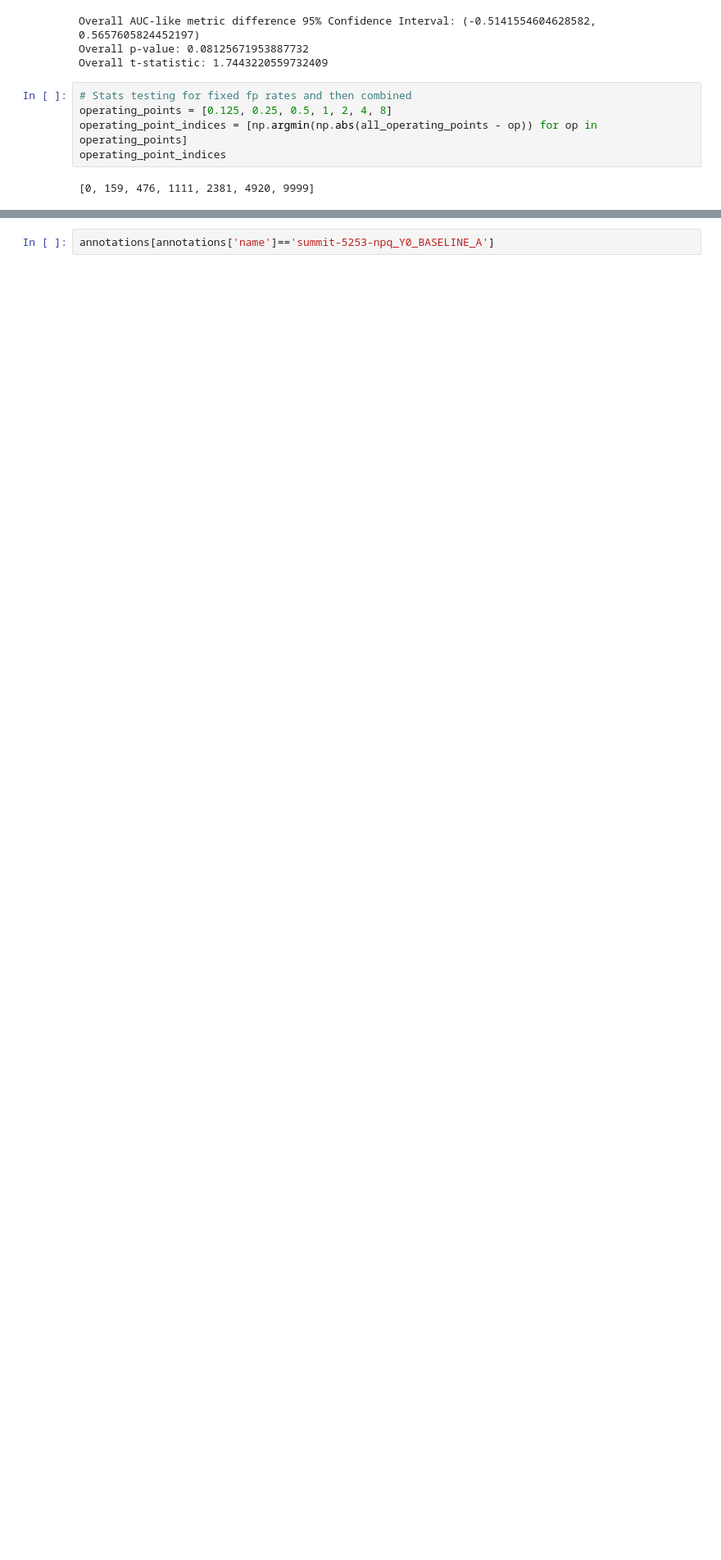
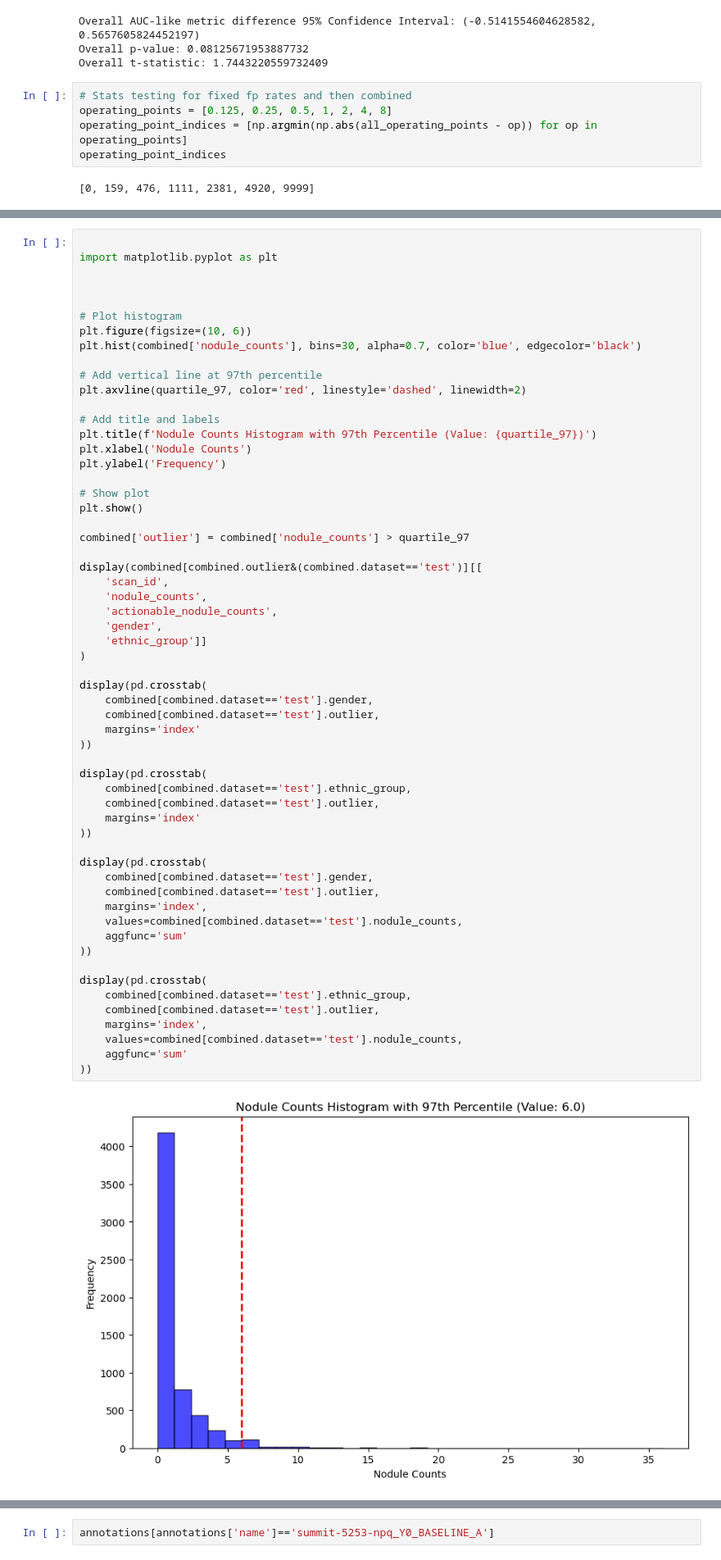
Before and after one commit to johnmccabe44/fairness-in-nodule-detection, a Jupyter notebook: workflows/prototype.ipynb, the cells around one changed output, grey strips where cells are left out. Shown at 82% size. Saved outputs shown, nothing was run; the diff lists cells and outputs as text; blank space fills up the shorter version.

```diff
--- a/workflows/prototype.ipynb
+++ b/workflows/prototype.ipynb
@@ -227,0 +202,60 @@ Name: count, dtype: int64
+# %%
+
+import matplotlib.pyplot as plt
+
+
+
+# Plot histogram
+plt.figure(figsize=(10, 6))
+plt.hist(combined['nodule_counts'], bins=30, alpha=0.7, color='blue', edgecolor='black')
+
+# Add vertical line at 97th percentile
+plt.axvline(quartile_97, color='red', linestyle='dashed', linewidth=2)
+
+# Add title and labels
+plt.title(f'Nodule Counts Histogram with 97th Percentile (Value: {quartile_97})')
+plt.xlabel('Nodule Counts')
+plt.ylabel('Frequency')
+
+# Show plot
+plt.show()
+
+combined['outlier'] = combined['nodule_counts'] > quartile_97
+
+display(combined[combined.outlier&(combined.dataset=='test')][[
+    'scan_id',
+    'nodule_counts',
+    'actionable_nodule_counts',
+    'gender',
+    'ethnic_group']]
+)
+
+display(pd.crosstab(
+    combined[combined.dataset=='test'].gender,
+    combined[combined.dataset=='test'].outlier,
+    margins='index'
+))
+
+display(pd.crosstab(
+    combined[combined.dataset=='test'].ethnic_group,
+    combined[combined.dataset=='test'].outlier,
+    margins='index'
+))
+
+display(pd.crosstab(
+    combined[combined.dataset=='test'].gender,
+    combined[combined.dataset=='test'].outlier,
+    margins='index',
+    values=combined[combined.dataset=='test'].nodule_counts,
+    aggfunc='sum'
+))
+
+display(pd.crosstab(
+    combined[combined.dataset=='test'].ethnic_group,
+    combined[combined.dataset=='test'].outlier,
+    margins='index',
+    values=combined[combined.dataset=='test'].nodule_counts,
+    aggfunc='sum'
+))
+# %% [output]
+[figure, added]
```
Also changed, not shown: parts of 7 cells of this notebook, 2 other files.
